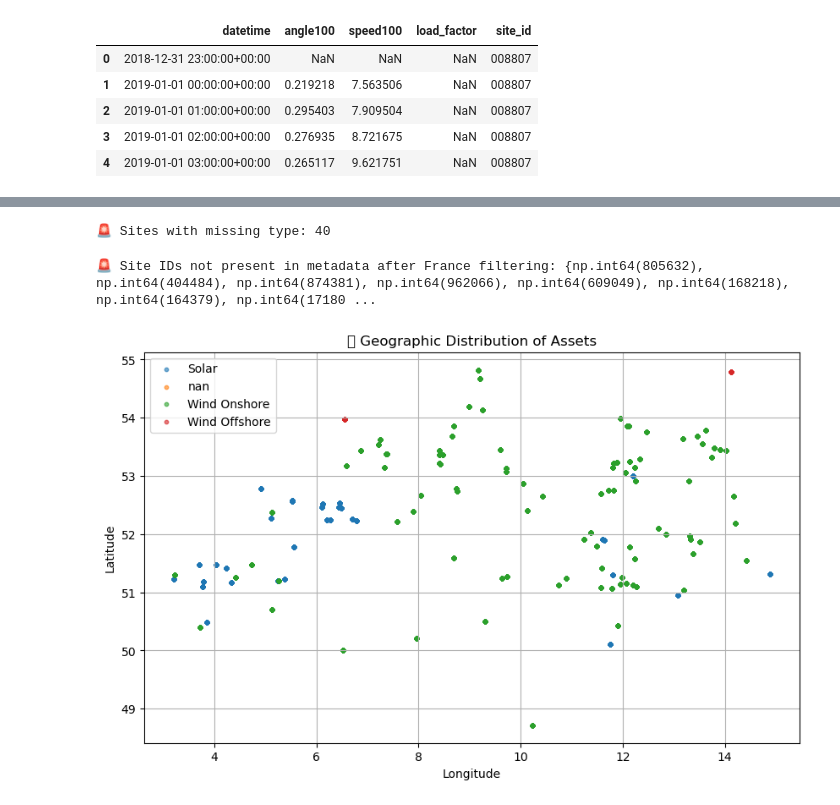
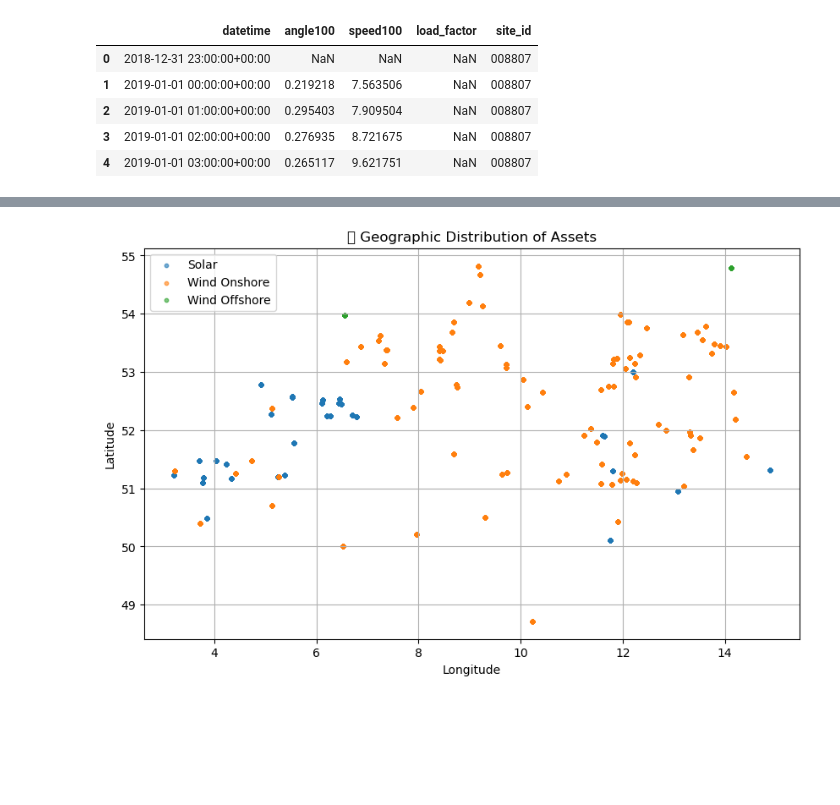
Before and after one commit to helhendawy/QDC-Lib, a Jupyter notebook: Comprehensive CODE.ipynb, the cells around one changed output, grey strips where cells are left out. Saved outputs shown, nothing was run; the diff lists cells and outputs as text; code cells hidden in the pictures; blank space fills up the shorter version.

```diff
--- a/Comprehensive CODE.ipynb
+++ b/Comprehensive CODE.ipynb
@@ -101,10 +126,17 @@ price_df = pd.read_csv("/Users/hossameldinelhendawy/Documents/QDC-Lib/intraday_i
 price_df.rename(columns={price_df.columns[0]: "datetime"}, inplace=True)
 price_df['datetime'] = pd.to_datetime(price_df['datetime'])
 # %%
-# 1. Load country shapefile
+# Load and clean Natural Earth shapefile (Admin 0 boundaries)
 world = gpd.read_file("/Users/hossameldinelhendawy/Documents/QDC-Lib/ne_110m_admin_0_countries/ne_110m_admin_0_countries.shp")
 
-# 2. Spatial join using 'NAME' for country assignment
+# Convert sites_df to GeoDataFrame for join
+sites_gdf = gpd.GeoDataFrame(
+    sites_df,
+    geometry=gpd.points_from_xy(sites_df['longitude'], sites_df['latitude']),
+    crs="EPSG:4326"
+)
+
+# Perform spatial join to assign countries
 sites_with_country = gpd.sjoin(
     sites_gdf,
     world[['NAME', 'geometry']],
@@ -112,22 +144,23 @@ sites_with_country = gpd.sjoin(
     predicate='within'
 ).reset_index(drop=True)
 
-# 3. Assign 'country' column cleanly
+# Clean up country column
 sites_with_country.drop(columns=[col for col in ['country'] if col in sites_with_country.columns], inplace=True)
 sites_with_country.rename(columns={'NAME': 'country'}, inplace=True)
 
-# 4. Manually assign missing offshore sites to Germany
+# Manually patch offshore wind sites (if any)
 sites_with_country.loc[
     (sites_with_country['country'].isna()) &
     (sites_with_country['type'] == 'Wind Offshore'),
     'country'
 ] = 'Germany'
 
-# 5. Drop French sites
+# Remove French sites
 sites_with_country = sites_with_country[sites_with_country['country'] != 'France']
 
-# 6. Drop unused spatial join columns
-sites_df = sites_with_country.drop(columns=[col for col in ['geometry', 'index_right'] if col in sites_with_country.columns])
+# Drop unused columns
+columns_to_drop = [col for col in ['geometry', 'index_right'] if col in sites_with_country.columns]
+sites_df = sites_with_country.drop(columns=columns_to_drop).copy()
 
-# 7. Format site ID
+# Format site ID
 sites_df['site'] = sites_df['site'].astype(int)
@@ -638,6 +676,11 @@ wind_all_df['source'] = 'wind'
 solar_all_df['site_id'] = solar_all_df['site_id'].astype(int)
 wind_all_df['site_id'] = wind_all_df['site_id'].astype(int)
 sites_df['site'] = sites_df['site'].astype(int)
+
+# Keep only production for sites that are in the filtered metadata
+valid_site_ids = sites_df['site'].unique()
+solar_all_df = solar_all_df[solar_all_df['site_id'].isin(valid_site_ids)]
+wind_all_df = wind_all_df[wind_all_df['site_id'].isin(valid_site_ids)]
 
 # Merge solar and wind into one full production dataframe
 production_df = pd.concat([solar_all_df, wind_all_df], ignore_index=True)
@@ -819,31 +1009,18 @@ Name: site_id, dtype: int64
-# %%
-missing_type_sites = part1_df[part1_df['type'].isna()]['site_id'].unique()
-print("🚨 Sites with missing type:", len(missing_type_sites))
-# %% [output]
-🚨 Sites with missing type: 40
-# %%
-missing_metadata_ids = set(missing_type_sites)
-all_metadata_ids = set(sites_df['site'])
-
-missing_from_metadata = missing_metadata_ids - all_metadata_ids
-print("🚨 Site IDs not present in metadata after France filtering:", missing_from_metadata)
-# %% [output]
-🚨 Site IDs not present in metadata after France filtering: {np.int64(805632), np.int64(404484), np.int64(874381), np.int64(962066), np.int64(609049), np.int64(168218), np.int64(164379), np.int64(17180 ...
 # %%
 # Plot all sites by latitude and longitude
 plt.figure(figsize=(10, 6))
-for site_type in part1_df['type'].unique():
-    subset = part1_df[part1_df['type'] == site_type]
+for site_type in exploratory_df['type'].unique():
+    subset = exploratory_df[exploratory_df['type'] == site_type]
     plt.scatter(subset['longitude'], subset['latitude'], label=site_type, alpha=0.6, s=10)
 
 plt.title("🌍 Geographic Distribution of Assets")
 plt.xlabel("Longitude")
 plt.ylabel("Latitude")
 plt.legend()
 plt.grid(True)
 plt.show()
 # %% [output]
-[figure, old version]
+[figure, new version]
 # %%
 # Define the map center roughly at central Europe
 map_center = [50.5, 8.0]  # Between Germany, BE, and NL
```
Also changed, not shown: parts of 22 cells of this notebook.
